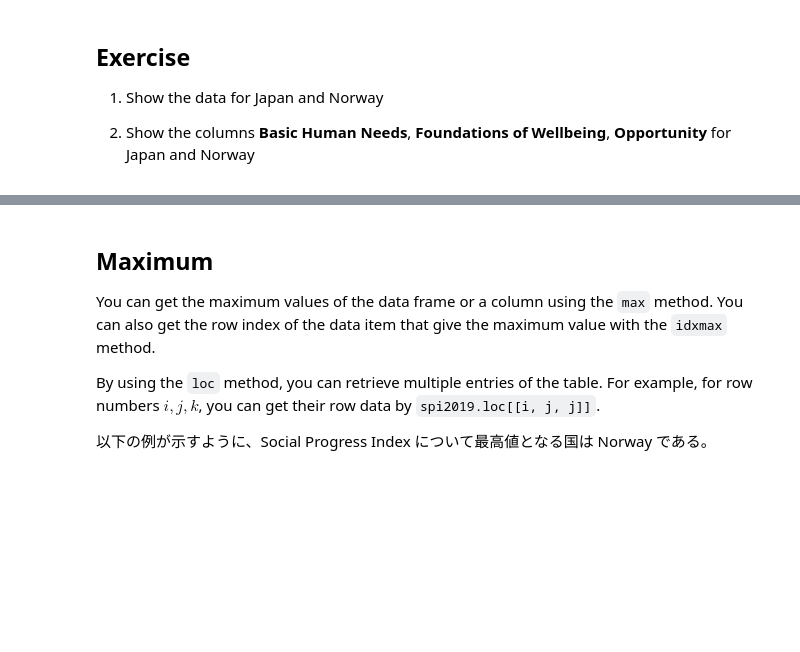
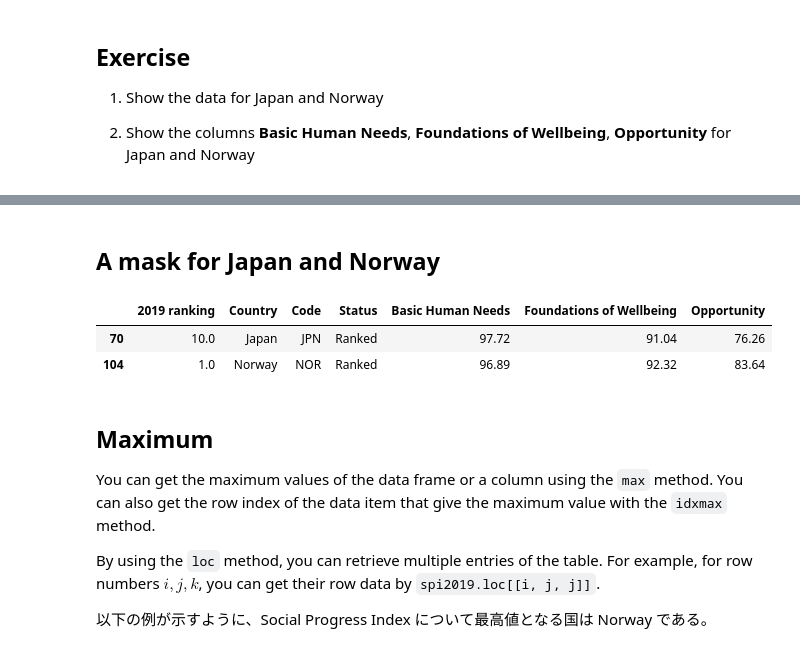
Before and after one commit to nathanianah/InformationVisualization, a Jupyter notebook: lab1_pandas.ipynb, the cells around one changed output, grey strips where cells are left out. Drawn from its saved outputs; the diff is of its cells as text; code cells hidden in the pictures; blank space fills up the shorter version.

```diff
--- a/lab1_pandas.ipynb
+++ b/lab1_pandas.ipynb
@@ -314,0 +313,5 @@ A mask that makes indicates India, Ireland, ..., and Japan
+# %%
+h2('A mask for Japan and Norway')
+mask_JpnNor = (spi2019['Country'] == 'Japan') | (spi2019['Country'] == 'Norway')
+display(spi2019[mask_JpnNor][indices[:4] + indices[5:8]])
+# %% [output]
@@ -315,3 +319,7 @@ A mask that makes indicates India, Ireland, ..., and Japan
+A mask for Japan and Norway
+|  | 2019 ranking | Country | Code | Status | Basic Human Needs | Foundations of Wellbeing | Opportunity |
+| 70 | 10.0 | Japan | JPN | Ranked | 97.72 | 91.04 | 76.26 |
+| 104 | 1.0 | Norway | NOR | Ranked | 96.89 | 92.32 | 83.64 |
 # %% [markdown]
 ## Maximum
 
```
Also changed, not shown: parts of 8 cells of this notebook.
